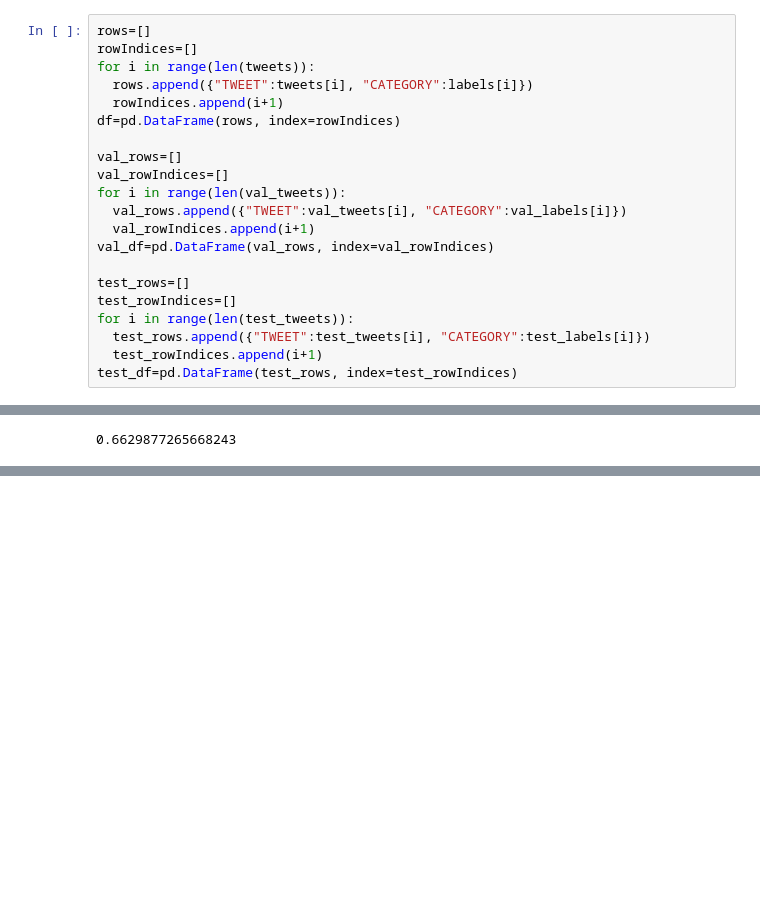
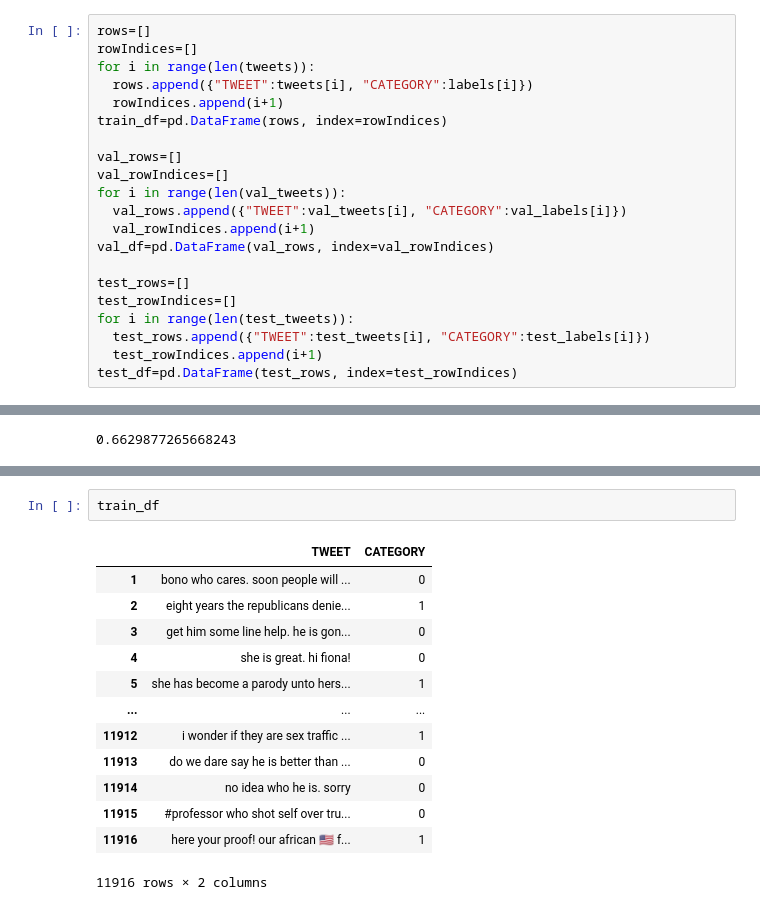
Before and after one commit to prawizard/TweetsClassification_NLP, a Jupyter notebook: TweetEval/Sentiment_Analysis_NLP_Progress.ipynb, the cells around one changed output, grey strips where cells are left out. Cells and saved outputs as stored; diff of their text form; blank space fills up the shorter version.

```diff
--- a/TweetEval/Sentiment_Analysis_NLP_Progress.ipynb
+++ b/TweetEval/Sentiment_Analysis_NLP_Progress.ipynb
@@ -194,7 +194,7 @@ rowIndices=[]
 for i in range(len(tweets)):
   rows.append({"TWEET":tweets[i], "CATEGORY":labels[i]})
   rowIndices.append(i+1)
-df=pd.DataFrame(rows, index=rowIndices)
+train_df=pd.DataFrame(rows, index=rowIndices)
 
 val_rows=[]
 val_rowIndices=[]
@@ -548,0 +581,16 @@ metrics.f1_score(y_test, preds, average='macro')
+# %%
+train_df
+# %% [output]
+|  | TWEET | CATEGORY |
+| 1 | bono who cares. soon people will ... | 0 |
+| 2 | eight years the republicans denie... | 1 |
+| 3 | get him some line help. he is gon... | 0 |
+| 4 | she is great. hi fiona! | 0 |
+| 5 | she has become a parody unto hers... | 1 |
+| ... | ... | ... |
+| 11912 | i wonder if they are sex traffic ... | 1 |
+| 11913 | do we dare say he is better than ... | 0 |
+| 11914 | no idea who he is. sorry | 0 |
+| 11915 | #professor who shot self over tru... | 0 |
+| 11916 | here your proof! our african 🇺🇸 f... | 1 |
+11916 rows × 2 columns
```
Also changed, not shown: parts of 21 cells of this notebook.
